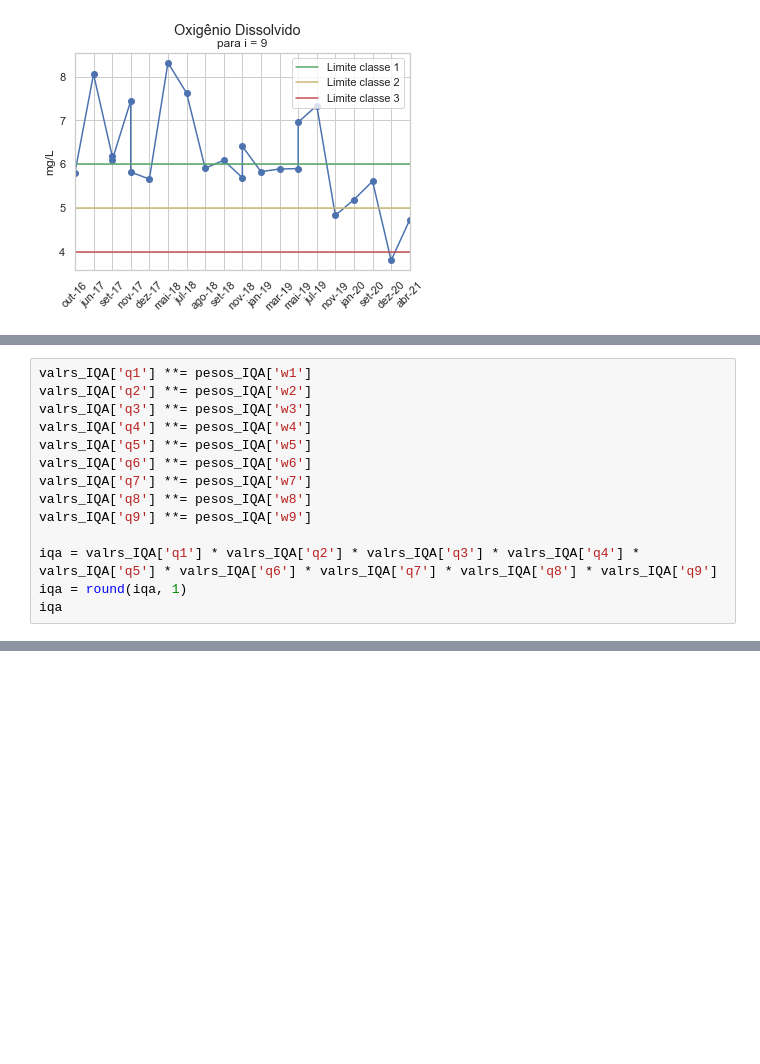
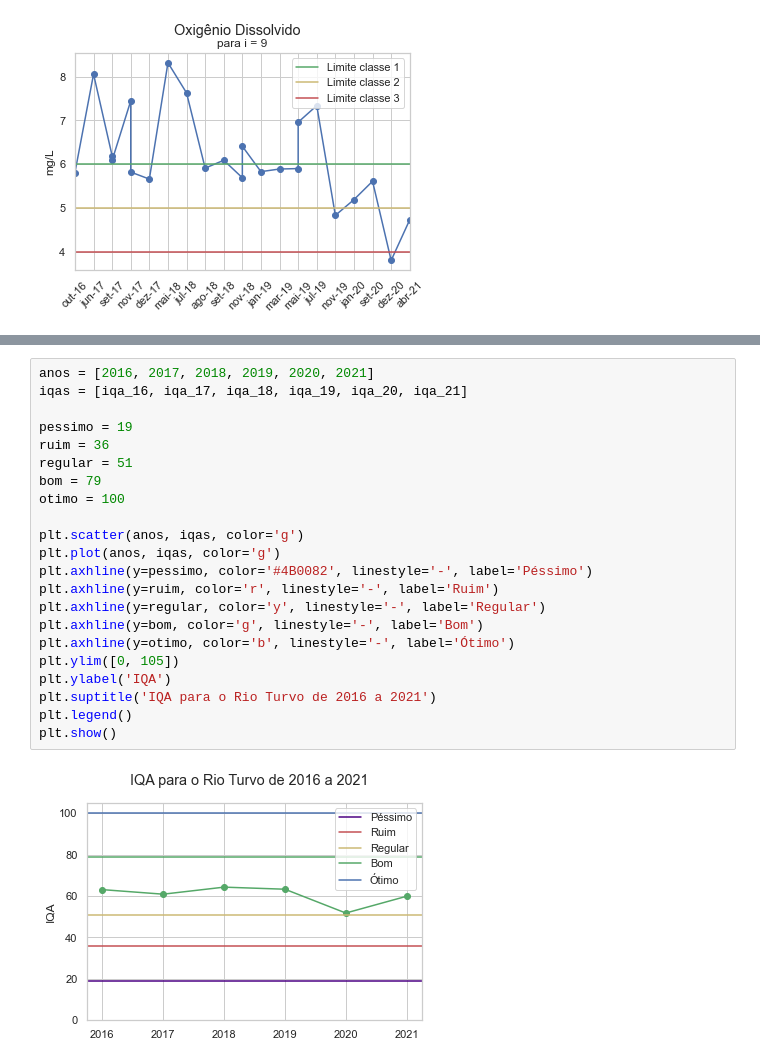
Before and after one commit to gtkacz/p3-qta, a Jupyter notebook: calculos.ipynb, the cells around one changed output, grey strips where cells are left out. Cells and saved outputs as stored; diff of their text form; blank space fills up the shorter version.

```diff
--- a/calculos.ipynb
+++ b/calculos.ipynb
@@ -521,14 +542,0 @@ valrs_IQA['q9'] = qi_calc(q9, 'o2d')
-# %%
-valrs_IQA['q1'] **= pesos_IQA['w1']
-valrs_IQA['q2'] **= pesos_IQA['w2']
-valrs_IQA['q3'] **= pesos_IQA['w3']
-valrs_IQA['q4'] **= pesos_IQA['w4']
-valrs_IQA['q5'] **= pesos_IQA['w5']
-valrs_IQA['q6'] **= pesos_IQA['w6']
-valrs_IQA['q7'] **= pesos_IQA['w7']
-valrs_IQA['q8'] **= pesos_IQA['w8']
-valrs_IQA['q9'] **= pesos_IQA['w9']
-
-iqa = valrs_IQA['q1'] * valrs_IQA['q2'] * valrs_IQA['q3'] * valrs_IQA['q4'] * valrs_IQA['q5'] * valrs_IQA['q6'] * valrs_IQA['q7'] * valrs_IQA['q8'] * valrs_IQA['q9']
-iqa = round(iqa, 1)
-iqa
@@ -536,0 +803,24 @@ iqa
+# %%
+anos = [2016, 2017, 2018, 2019, 2020, 2021]
+iqas = [iqa_16, iqa_17, iqa_18, iqa_19, iqa_20, iqa_21]
+
+pessimo = 19
+ruim = 36
+regular = 51
+bom = 79
+otimo = 100
+
+plt.scatter(anos, iqas, color='g')
+plt.plot(anos, iqas, color='g')
+plt.axhline(y=pessimo, color='#4B0082', linestyle='-', label='Péssimo')
+plt.axhline(y=ruim, color='r', linestyle='-', label='Ruim')
+plt.axhline(y=regular, color='y', linestyle='-', label='Regular')
+plt.axhline(y=bom, color='g', linestyle='-', label='Bom')
+plt.axhline(y=otimo, color='b', linestyle='-', label='Ótimo')
+plt.ylim([0, 105])
+plt.ylabel('IQA')
+plt.suptitle('IQA para o Rio Turvo de 2016 a 2021')
+plt.legend()
+plt.show()
+# %% [output]
+[figure, added]
```
Also changed, not shown: parts of 7 cells of this notebook, 1 other file.
